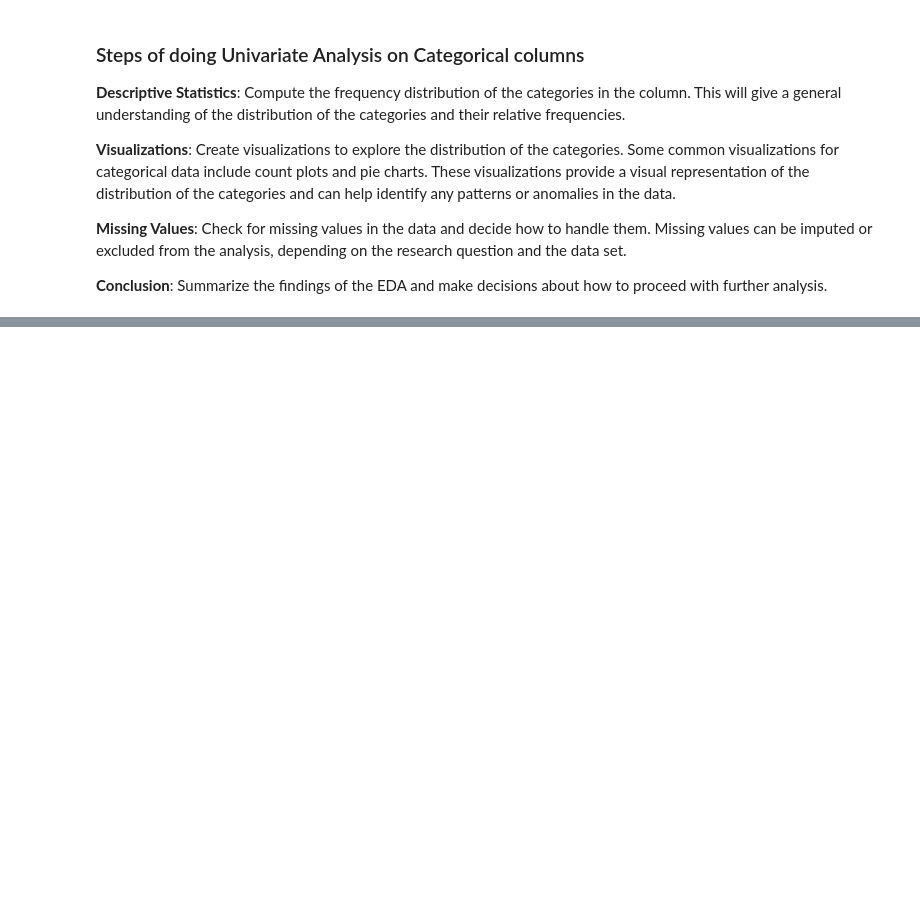
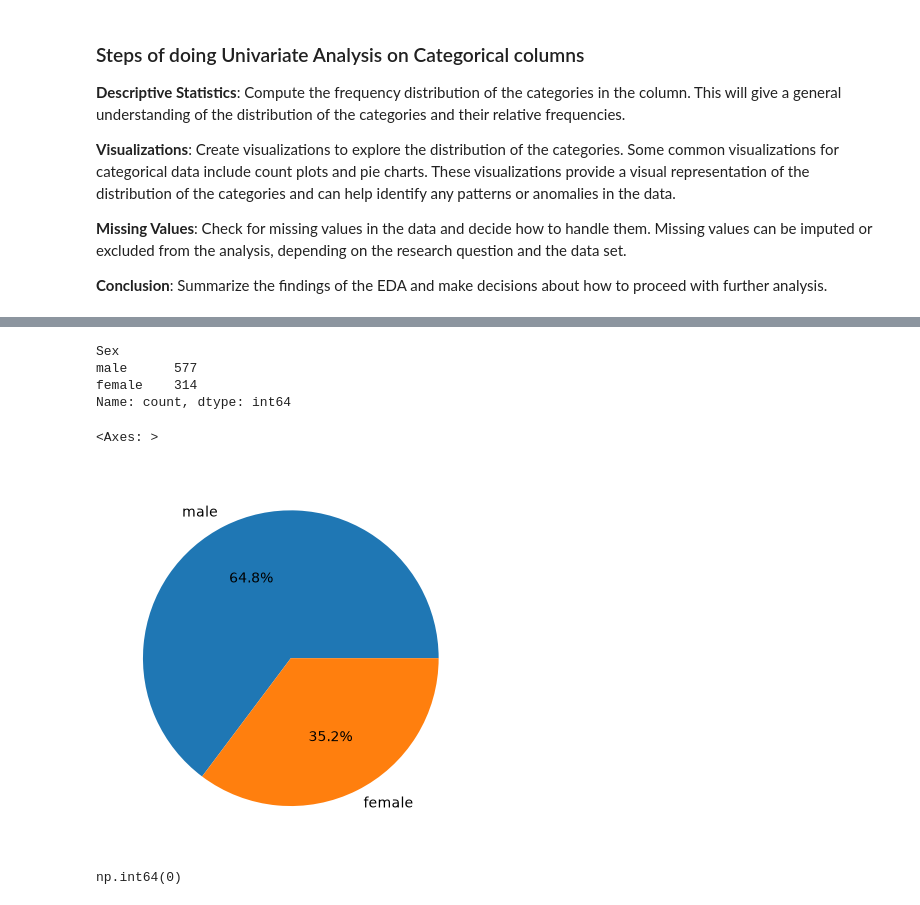
Before and after one commit to GitAnkit-hub/Data-Wrangling-and-EDA, a Jupyter notebook: eda.ipynb, the cells around one changed output, grey strips where cells are left out. Saved outputs shown, nothing was run; the diff lists cells and outputs as text; code cells hidden in the pictures; blank space fills up the shorter version.

```diff
--- a/eda.ipynb
+++ b/eda.ipynb
@@ -287,0 +379,20 @@ df[df['Fare']>250]
+# %%
+df['Sex'].value_counts()
+
+# jyada male hai, generally aise hi hota hai
+# nothing suspicious
+# %% [output]
+Sex
+male      577
+female    314
+Name: count, dtype: int64
+# %%
+df['Sex'].value_counts().plot(kind='pie', autopct='%0.1f%%')
+# %% [output]
+<Axes: >
+[figure, added]
+# %%
+df['Sex'].isnull().sum()
+# no missing value
+# %% [output]
+np.int64(0)
```
Also changed, not shown: parts of 29 cells of this notebook.
